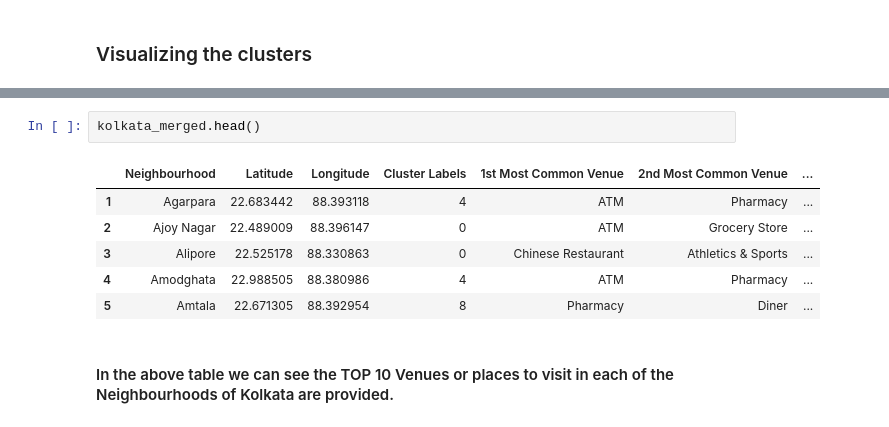
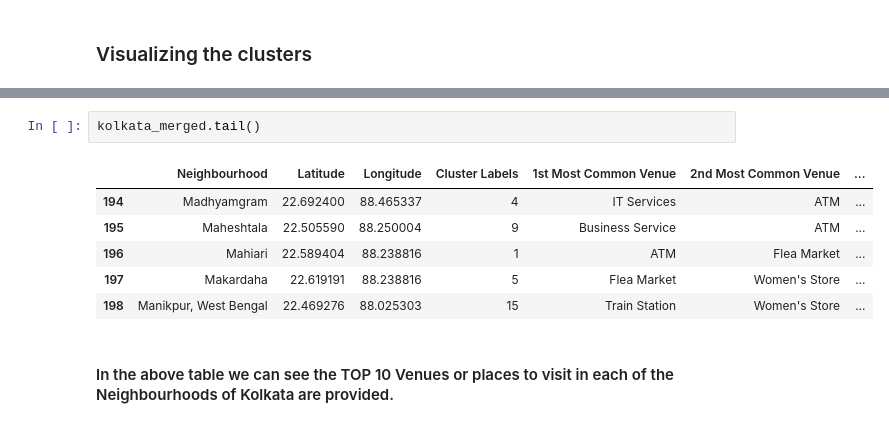
Before and after one commit to AbhiSinha0987/Capstone, a Jupyter notebook: Final_Capstone_Project.ipynb, the cells around one changed output, grey strips where cells are left out. Drawn from its saved outputs; the diff is of its cells as text.

```diff
--- a/Final_Capstone_Project.ipynb
+++ b/Final_Capstone_Project.ipynb
@@ -448,14 +448,14 @@ map_clusters
 # %% [output]
 [interactive output not drawn]
 # %%
-kolkata_merged.head()
+kolkata_merged.tail()
 # %% [output]
 |  | Neighbourhood | Latitude | Longitude | Cluster Labels | 1st Most Common Venue | 2nd Most Common Venue | ... |
-| 1 | Agarpara | 22.683442 | 88.393118 | 4 | ATM | Pharmacy | ... |
-| 2 | Ajoy Nagar | 22.489009 | 88.396147 | 0 | ATM | Grocery Store | ... |
-| 3 | Alipore | 22.525178 | 88.330863 | 0 | Chinese Restaurant | Athletics & Sports | ... |
-| 4 | Amodghata | 22.988505 | 88.380986 | 4 | ATM | Pharmacy | ... |
-| 5 | Amtala | 22.671305 | 88.392954 | 8 | Pharmacy | Diner | ... |
+| 194 | Madhyamgram | 22.692400 | 88.465337 | 4 | IT Services | ATM | ... |
+| 195 | Maheshtala | 22.505590 | 88.250004 | 9 | Business Service | ATM | ... |
+| 196 | Mahiari | 22.589404 | 88.238816 | 1 | ATM | Flea Market | ... |
+| 197 | Makardaha | 22.619191 | 88.238816 | 5 | Flea Market | Women's Store | ... |
+| 198 | Manikpur, West Bengal | 22.469276 | 88.025303 | 15 | Train Station | Women's Store | ... |
 # %% [markdown]
 #### In the above table we can see the TOP 10 Venues or places to visit in each of the Neighbourhoods of Kolkata are provided.
 # %% [markdown]
```
